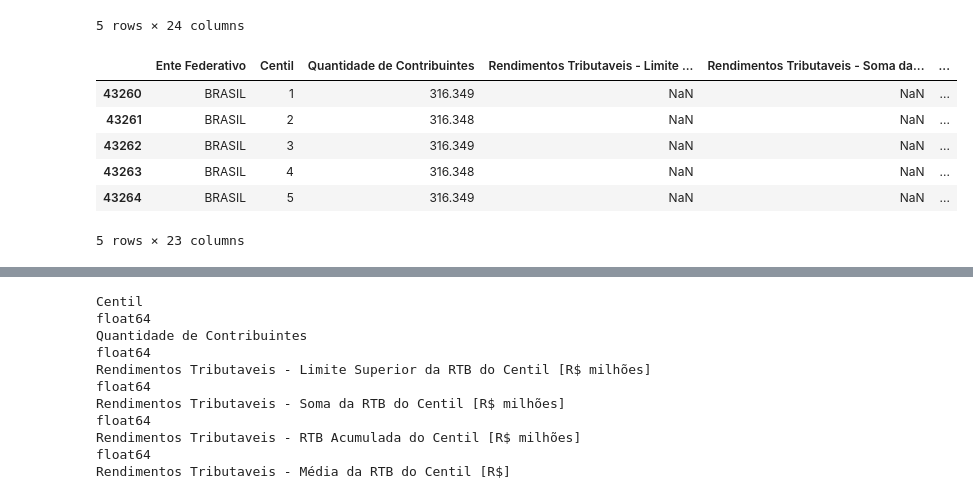
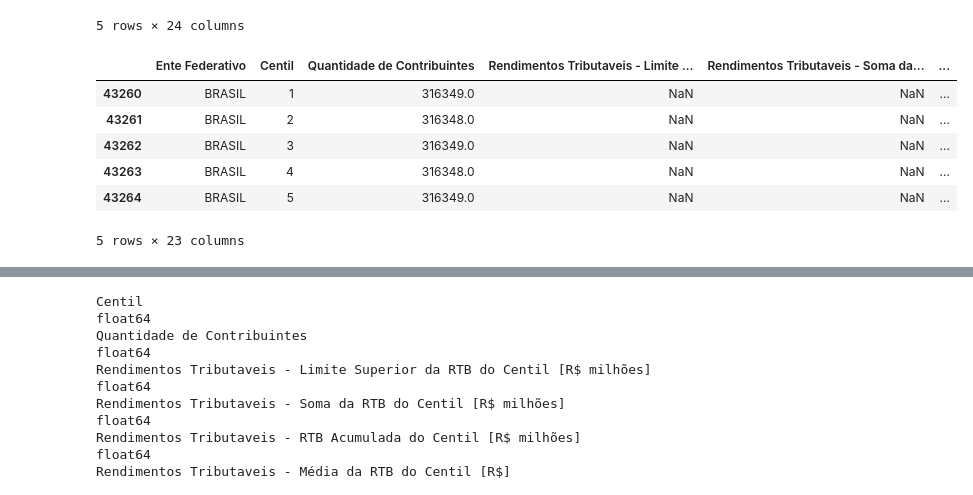
Before and after one commit to guilhermelowa/distribuicao_renda, a Jupyter notebook: distribuicao_renda_2020.ipynb, the cells around one changed output, grey strips where cells are left out. Cells and saved outputs as stored; diff of their text form; code cells hidden in the pictures.

```diff
--- a/distribuicao_renda_2020.ipynb
+++ b/distribuicao_renda_2020.ipynb
@@ -33,16 +34,17 @@ df_orig.head()
 | 4 | 2006 | BRASIL | 5 | 241.562 | NaN | ... |
 5 rows × 24 columns
 # %%
+df_orig["Quantidade de Contribuintes"] = df_orig["Quantidade de Contribuintes"]*1000
 df20 = df_orig[df_orig["Ano-calendário"] == 2020]
 df20 = df20.drop(["Ano-calendário"], axis=1)
 df20.head()
 # %% [output]
 |  | Ente Federativo | Centil | Quantidade de Contribuintes | Rendimentos Tributaveis - Limite ... | Rendimentos Tributaveis - Soma da... | ... |
-| 43260 | BRASIL | 1 | 316.349 | NaN | NaN | ... |
-| 43261 | BRASIL | 2 | 316.348 | NaN | NaN | ... |
-| 43262 | BRASIL | 3 | 316.349 | NaN | NaN | ... |
-| 43263 | BRASIL | 4 | 316.348 | NaN | NaN | ... |
-| 43264 | BRASIL | 5 | 316.349 | NaN | NaN | ... |
+| 43260 | BRASIL | 1 | 316349.0 | NaN | NaN | ... |
+| 43261 | BRASIL | 2 | 316348.0 | NaN | NaN | ... |
+| 43262 | BRASIL | 3 | 316349.0 | NaN | NaN | ... |
+| 43263 | BRASIL | 4 | 316348.0 | NaN | NaN | ... |
+| 43264 | BRASIL | 5 | 316349.0 | NaN | NaN | ... |
 5 rows × 23 columns
 # %%
 df20br = df20[df20["Ente Federativo"] == "BRASIL"]
```
Also changed, not shown: parts of 8 cells of this notebook.
